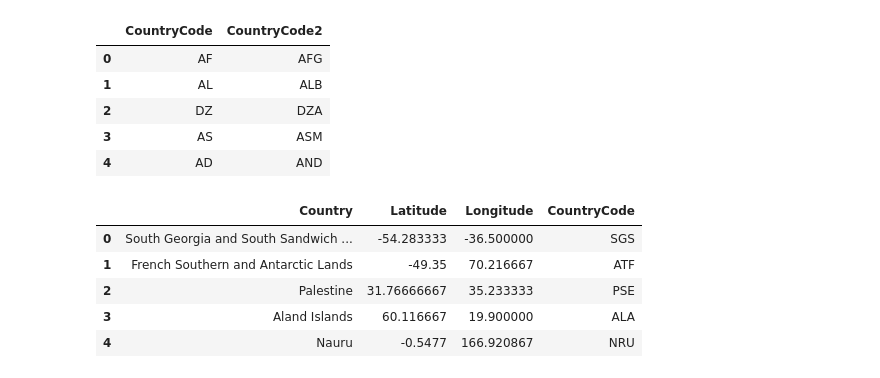
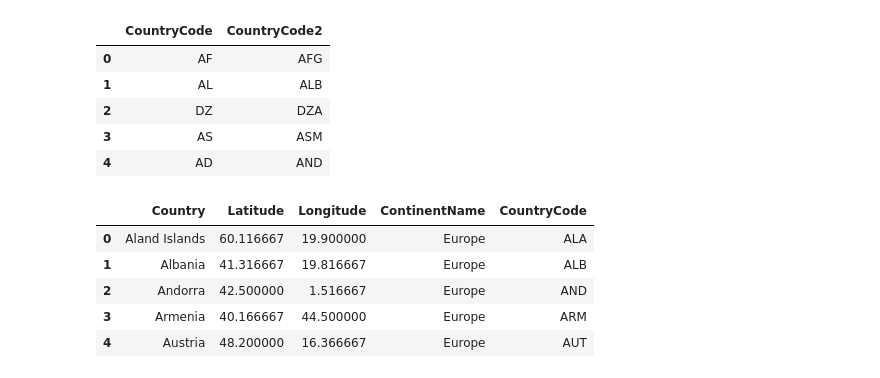
Before and after one commit to ewatxc82/tourism_statistical_analysis, a Jupyter notebook: data_etl.ipynb, the cells around one changed output. Saved outputs shown, nothing was run; the diff lists cells and outputs as text; code cells hidden in the pictures.

```diff
--- a/data_etl.ipynb
+++ b/data_etl.ipynb
@@ -47,6 +47,6 @@ revenues_csv.head()
 # %% [markdown]
 Cleaning data
 # %%
-clean_location_df=location_csv[["CountryName","CapitalLatitude","CapitalLongitude","CountryCode"]].dropna()
+clean_location_df=location_csv[["CountryName","CapitalLatitude","CapitalLongitude","CountryCode","ContinentName"]].dropna()
 clean_location_df.head()
 # %% [output]
@@ -127,16 +121,17 @@ clean_book_df.head()
 | 3 | AS | ASM |
 | 4 | AD | AND |
 # %%
-merge_loc_book_df= pd.merge(clean_location_df,clean_book_df,on="CountryCode")
+merge_loc_book_df= pd.merge(clean_location_df,clean_book_df,on="CountryCode",how="inner")
 loc_book_df=merge_loc_book_df.drop(["CountryCode"],axis=1).rename(columns={"CountryCode2":"CountryCode"})
+loc_book_df=loc_book_df.loc[loc_book_df["ContinentName"]=="Europe"]
 loc_book_df.head()
 # %% [output]
-|  | Country | Latitude | Longitude | CountryCode |
-| 0 | South Georgia and South Sandwich ... | -54.283333 | -36.500000 | SGS |
-| 1 | French Southern and Antarctic Lands | -49.35 | 70.216667 | ATF |
-| 2 | Palestine | 31.76666667 | 35.233333 | PSE |
-| 3 | Aland Islands | 60.116667 | 19.900000 | ALA |
-| 4 | Nauru | -0.5477 | 166.920867 | NRU |
+|  | Country | Latitude | Longitude | ContinentName | CountryCode |
+| 0 | Aland Islands | 60.116667 | 19.900000 | Europe | ALA |
+| 1 | Albania | 41.316667 | 19.816667 | Europe | ALB |
+| 2 | Andorra | 42.500000 | 1.516667 | Europe | AND |
+| 3 | Armenia | 40.166667 | 44.500000 | Europe | ARM |
+| 4 | Austria | 48.200000 | 16.366667 | Europe | AUT |
 # %%
 location=loc_book_df.to_csv("output/location.csv",index=False)
 location
```
Also changed, not shown: parts of 14 cells of this notebook, 3 other files.
